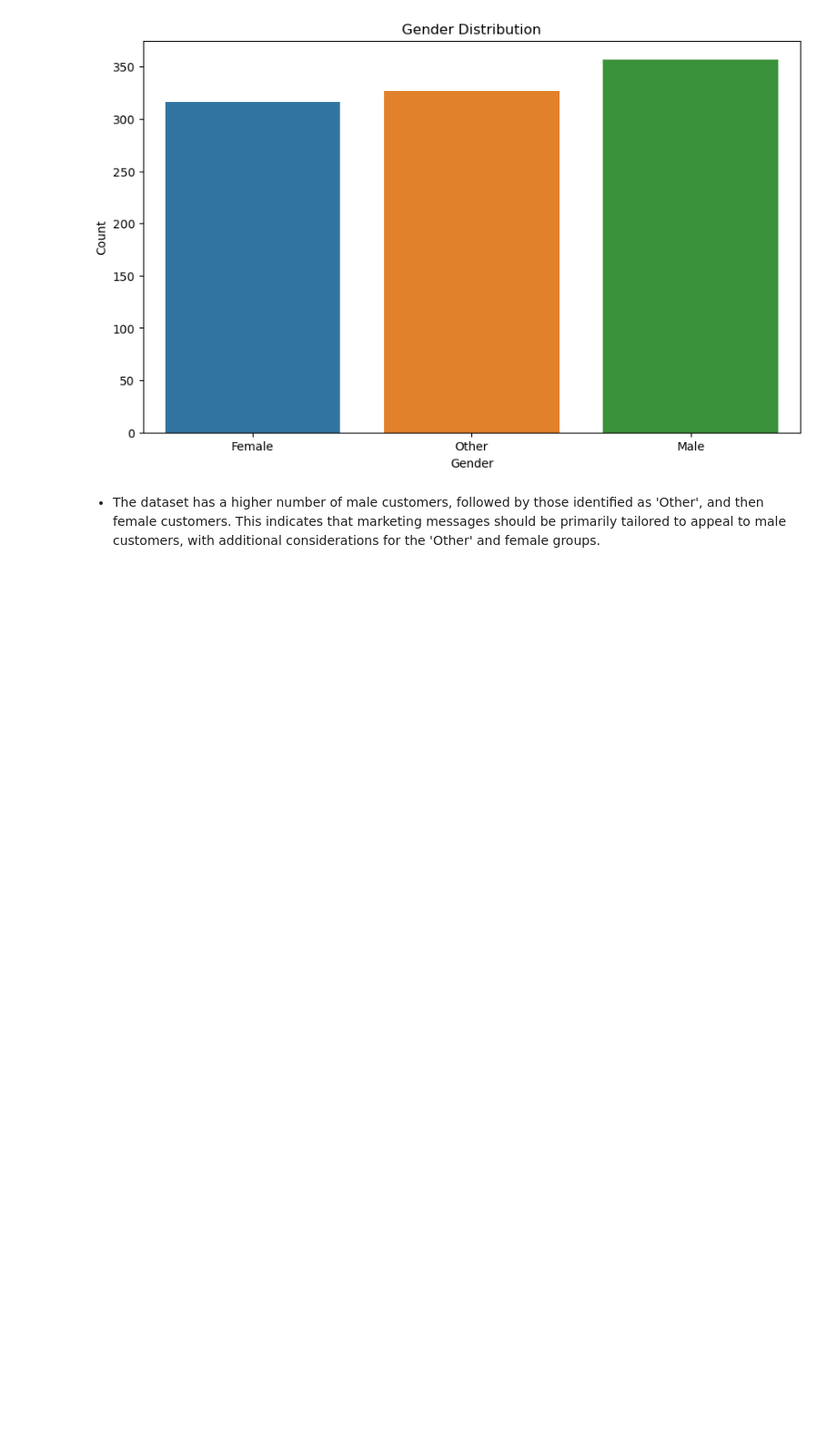
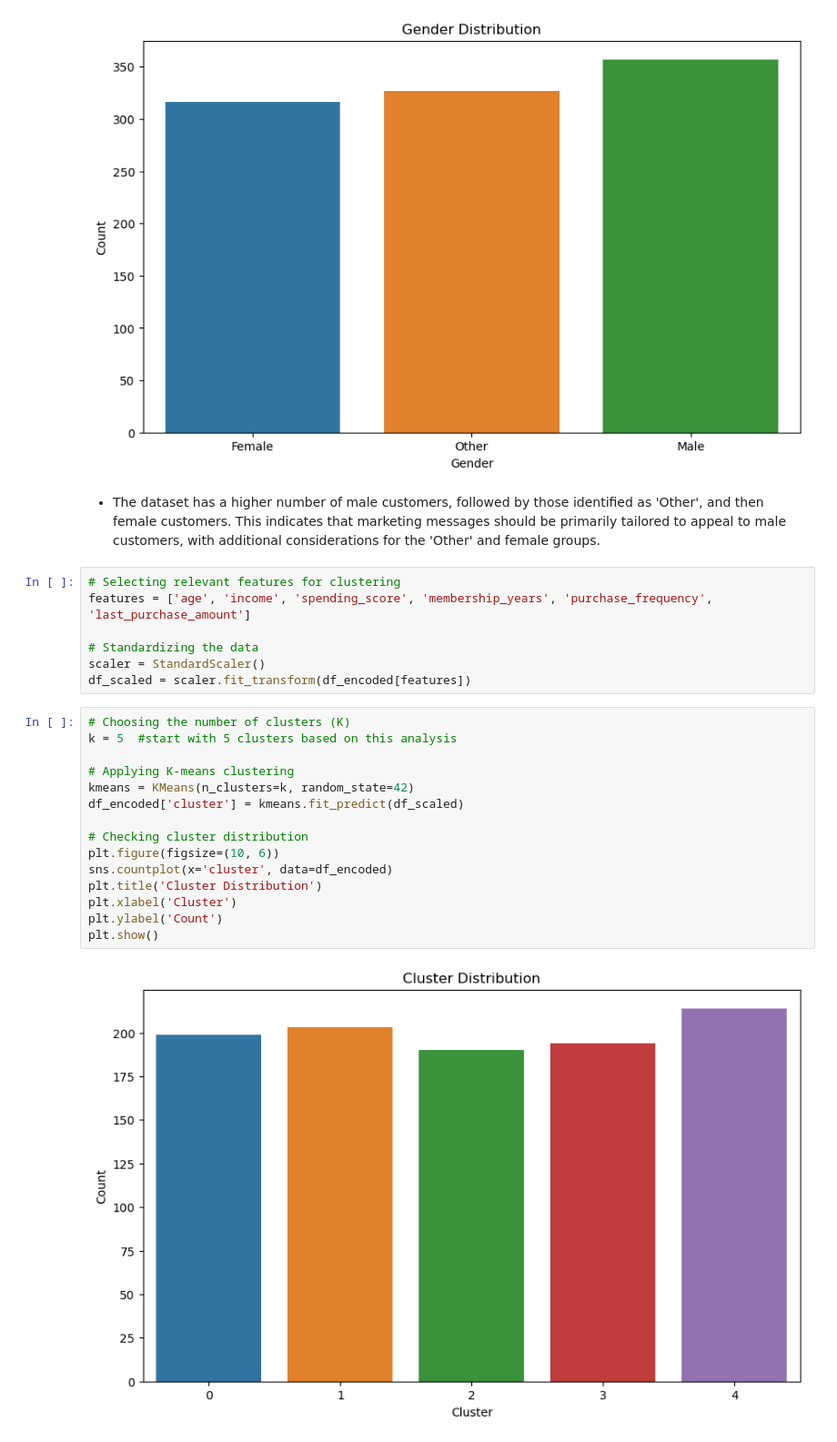
Before and after one commit to DonnahM/Customer-Segmentation-Analysis, a Jupyter notebook: Customer Segmentation.ipynb, the cells around one changed output. Shown: that part at 91% size. Saved outputs shown, nothing was run; the diff lists cells and outputs as text; blank space fills up the shorter version.

```diff
--- a/Customer Segmentation.ipynb
+++ b/Customer Segmentation.ipynb
@@ -219,3 +226,27 @@ plt.show()
 [figure]
 # %% [markdown]
 - The dataset has a higher number of male customers, followed by those identified as 'Other', and then female customers. This indicates that marketing messages should be primarily tailored to appeal to male customers, with additional considerations for the 'Other' and female groups.
+# %%
+# Selecting relevant features for clustering
+features = ['age', 'income', 'spending_score', 'membership_years', 'purchase_frequency', 'last_purchase_amount']
+
+# Standardizing the data
+scaler = StandardScaler()
+df_scaled = scaler.fit_transform(df_encoded[features])
+# %%
+# Choosing the number of clusters (K)
+k = 5  #start with 5 clusters based on this analysis
+
+# Applying K-means clustering
+kmeans = KMeans(n_clusters=k, random_state=42)
+df_encoded['cluster'] = kmeans.fit_predict(df_scaled)
+
+# Checking cluster distribution
+plt.figure(figsize=(10, 6))
+sns.countplot(x='cluster', data=df_encoded)
+plt.title('Cluster Distribution')
+plt.xlabel('Cluster')
+plt.ylabel('Count')
+plt.show()
+# %% [output]
+[figure, added]
```
Also changed, not shown: parts of 18 cells of this notebook, 1 other file.
